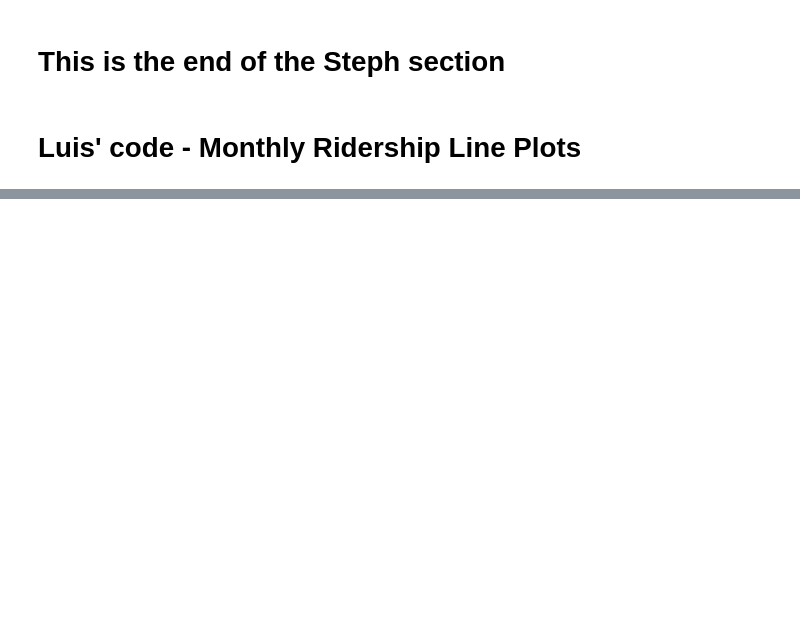
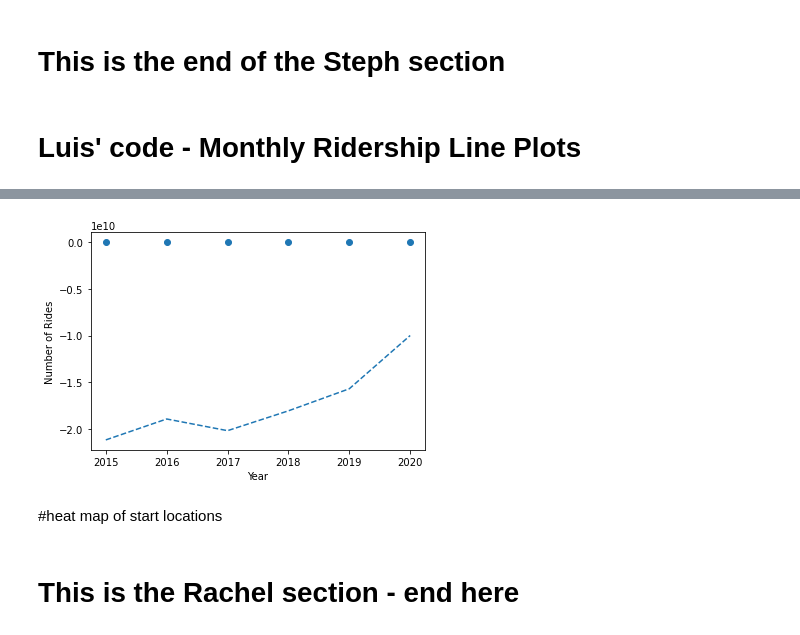
Before and after one commit to luchovzla/project-1, a Jupyter notebook: NiceRideCombined.ipynb, the cells around one changed output, grey strips where cells are left out. Saved outputs shown, nothing was run; the diff lists cells and outputs as text; code cells hidden in the pictures; blank space fills up the shorter version.

```diff
--- a/NiceRideCombined.ipynb
+++ b/NiceRideCombined.ipynb
@@ -476,0 +856,5 @@ plt.show()
+# %%
+
+cap_slope, cap_intercept, cap_r, cap_p, cap_std_err = st.linregress(each_year, total_rides)
+
+print (f'linear regression: \n   slope = {cap_slope}\n   intercept = {cap_intercept}\n   rvalue = {cap_r}\n   pvalue = {cap_p}\n   std error = {cap_std_err}')
@@ -476,0 +876,22 @@ plt.show()
+# %%
+year = total_ridership_by_year_df.iloc[:,0]
+ride = total_ridership_by_year_df.iloc[:,1]
+
+plt.scatter(year, ride)
+
+#plot the linear model on top of scatter plot
+fit = cap_slope * ride + cap_intercept
+
+plt.plot(year, fit, "--")
+
+#label
+plt.xlabel('Year')
+plt.ylabel('Number of Rides')
+
+plt.show()
+# %% [output]
+[figure, added]
+# %% [markdown]
+#heat map of start locations
+# %% [markdown]
+# This is the Rachel section - end here
```
Also changed, not shown: parts of 55 cells of this notebook.
